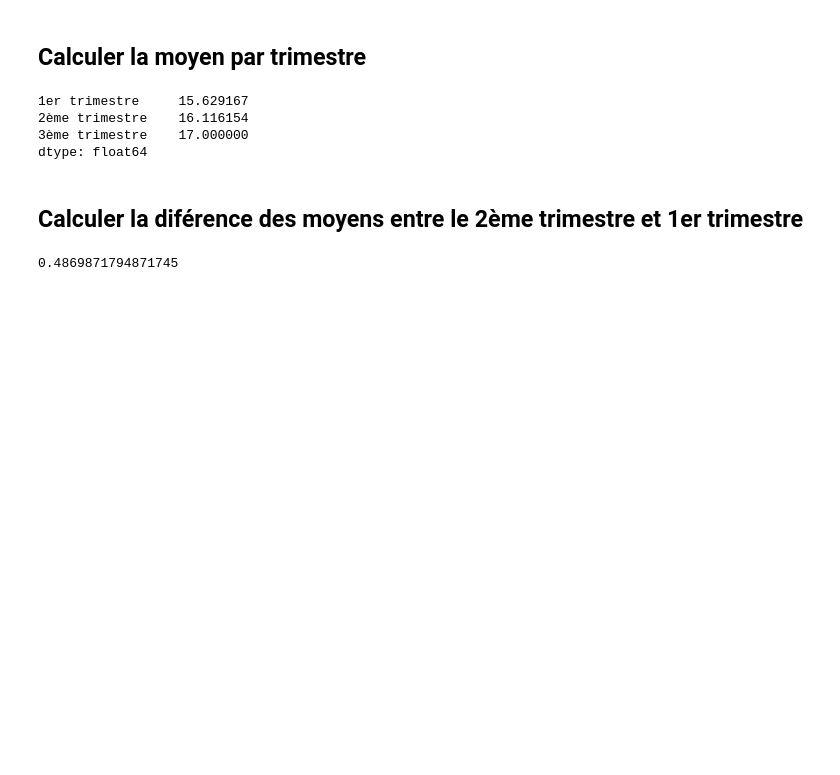
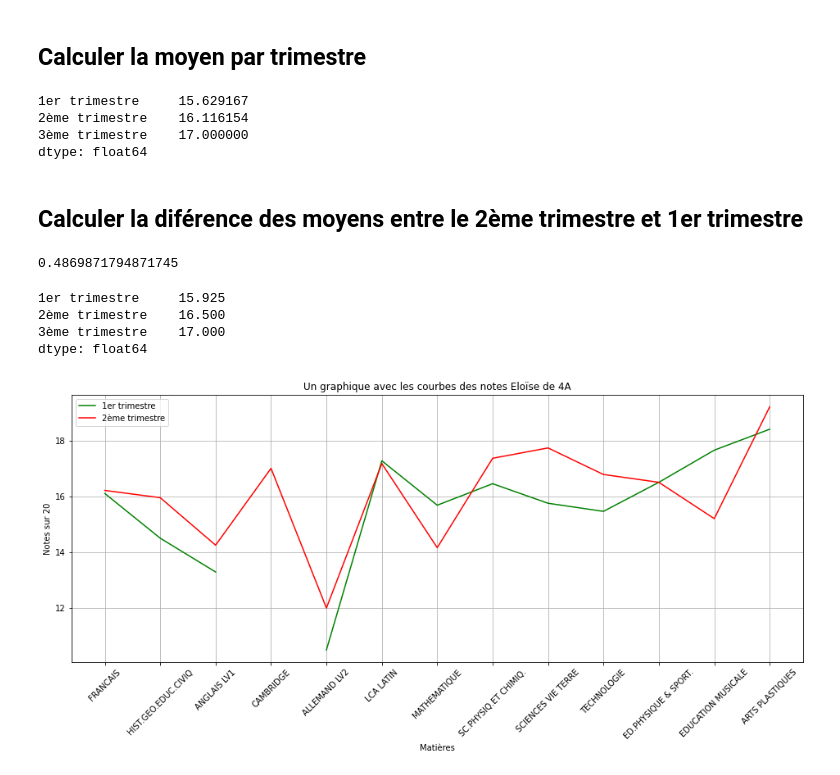
Before and after one commit to jeau-luc/python_panadas, a Jupyter notebook: Notes_Eloise.ipynb, the cells around one changed output. Saved outputs shown, nothing was run; the diff lists cells and outputs as text; code cells hidden in the pictures; blank space fills up the shorter version.

Commit message:
Add files via upload
Notes avec le graphique

```diff
--- a/Notes_Eloise.ipynb
+++ b/Notes_Eloise.ipynb
@@ -79,7 +89,9 @@ df_elo.describe()
 # %% [markdown]
 ## Faire un indexes avec les matières faitent par Eloïse
 # %%
-df_elo = pd.DataFrame(Note_Eloise, index=['FRANCAIS','HIST.GEO.EDUC.CIVIQ','ANGLAIS LV1','CAMBRIDGE','ALLEMAND LV2', 'LCA LATIN', 'MATHEMATIQUE','SC.PHYSIQ.ET CHIMIQ.','SCIENCES VIE TERRE','TECHNOLOGIE','ED.PHYSIQUE & SPORT.','EDUCATION MUSICALE','ARTS PLASTIQUES']); df_elo
+matiere =['FRANCAIS','HIST.GEO.EDUC.CIVIQ','ANGLAIS LV1','CAMBRIDGE','ALLEMAND LV2', 'LCA LATIN', 'MATHEMATIQUE','SC.PHYSIQ.ET CHIMIQ.','SCIENCES VIE TERRE','TECHNOLOGIE','ED.PHYSIQUE & SPORT.','EDUCATION MUSICALE','ARTS PLASTIQUES']
+df_elo = pd.DataFrame(Note_Eloise, index=matiere); df_elo
+##df_elo = pd.DataFrame(Note_Eloise, index=['FRANCAIS','HIST.GEO.EDUC.CIVIQ','ANGLAIS LV1','CAMBRIDGE','ALLEMAND LV2', 'LCA LATIN', 'MATHEMATIQUE','SC.PHYSIQ.ET CHIMIQ.','SCIENCES VIE TERRE','TECHNOLOGIE','ED.PHYSIQUE & SPORT.','EDUCATION MUSICALE','ARTS PLASTIQUES']); df_elo
 # %% [output]
 |  | 1er trimestre | 2ème trimestre | 3ème trimestre |
 | FRANCAIS | 16.10 | 16.21 | 17.0 |
@@ -111,2 +123,21 @@ df_elo['2ème trimestre'].mean()-df_elo['1er trimestre'].mean()
 # %% [output]
 0.4869871794871745
+# %%
+df_elo.median( skipna = True )
+# %% [output]
+1er trimestre     15.925
+2ème trimestre    16.500
+3ème trimestre    17.000
+dtype: float64
+# %%
+plt.figure(figsize=(16,6))
+plt.plot(matiere,df_elo['1er trimestre'], c = 'green', label= u"1er trimestre")
+plt.plot(matiere,df_elo['2ème trimestre'], c = 'red', label= u"2ème trimestre")
+plt.xlabel('Matières') # => libellé axe x
+plt.ylabel('Notes sur 20') # => libellé axe y
+plt.title(u'Un graphique avec les courbes des notes Eloïse de 4A')  # => titre du graphique
+plt.xticks(rotation=45)
+plt.grid(True)
+plt.legend();
+# %% [output]
+[figure, added]
```
Also changed, not shown: parts of 5 cells of this notebook.
